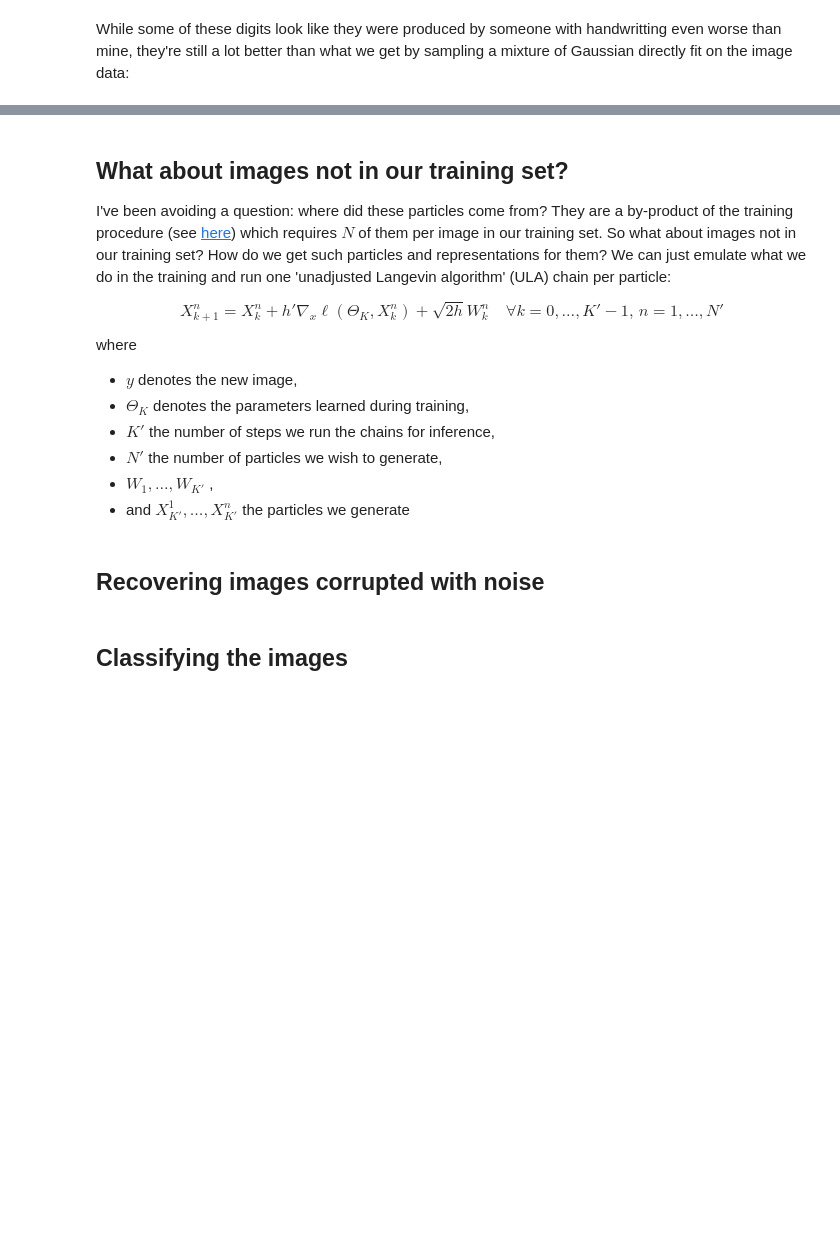
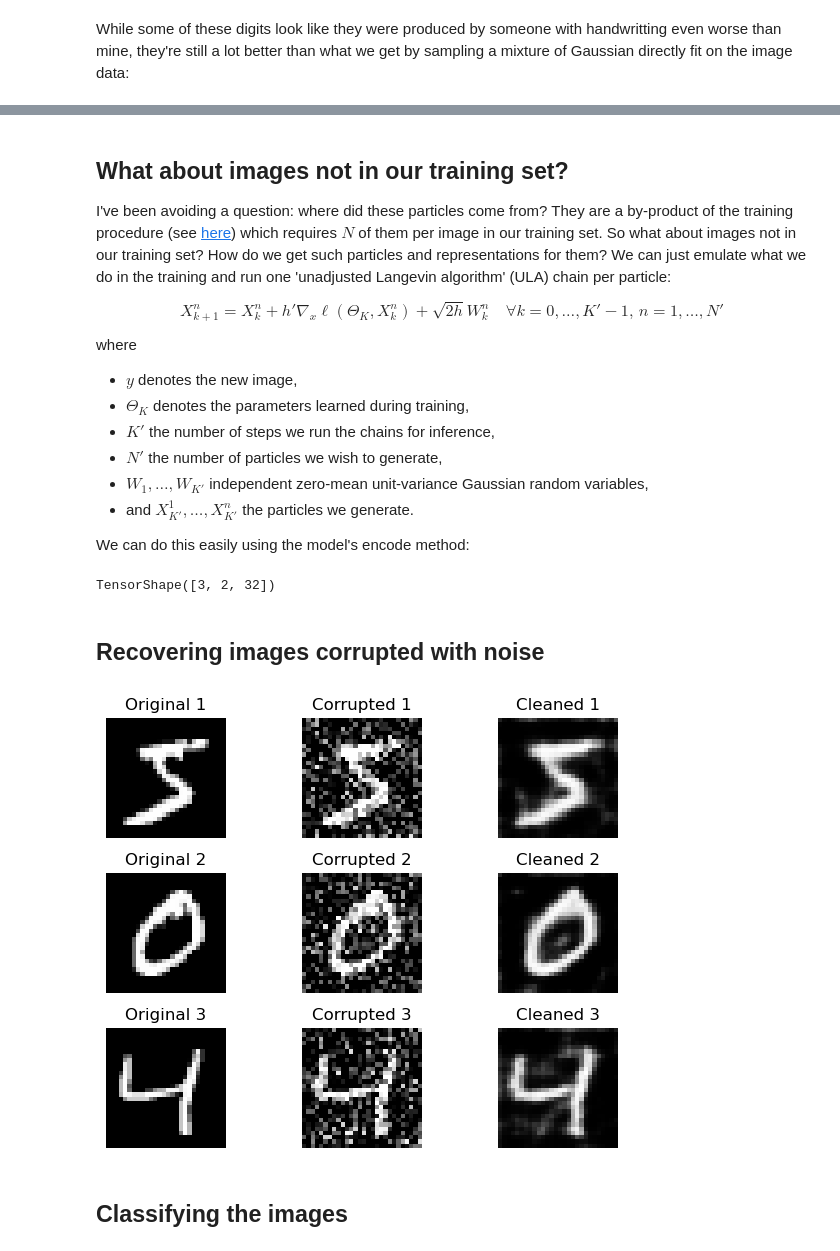
Before and after one commit to juankuntz/LPAE, a Jupyter notebook: notebooks/MNIST_tutorial.ipynb, the cells around one changed output, grey strips where cells are left out. Cells and saved outputs as stored; diff of their text form; code cells hidden in the pictures; blank space fills up the shorter version.

Commit message:
Add particle dimension to encode method.

```diff
--- a/notebooks/MNIST_tutorial.ipynb
+++ b/notebooks/MNIST_tutorial.ipynb
@@ -287,8 +289,14 @@ where
 - $\Theta_K$ denotes the parameters learned during training,
 - $K'$ the number of steps we run the chains for inference,
 - $N'$ the number of particles we wish to generate,
-- $W_{1},\dots, W_{K'}$ ,
-- and $X_{K'}^1,\dots, X_{K'}^n$ the particles we generate
+- $W_{1},\dots, W_{K'}$ independent zero-mean unit-variance Gaussian random variables,
+- and $X_{K'}^1,\dots, X_{K'}^n$ the particles we generate.
+
+We can do this easily using the model's encode method:
+# %%
+model.encode(x_test[:3], n_steps=1000, step_size=1e-5, n_particles=2).shape
+# %% [output]
+TensorShape([3, 2, 32])
 # %% [markdown]
 ## Recovering images corrupted with noise
 # %%
@@ -301,13 +309,15 @@ def corrupt(images: tf.Tensor, noise_intensity: float = 0.3):
 # %%
 n_images = 3
 images = x[:n_images, ...]
 corrupted = corrupt(images)
-reconstructed = model(corrupted, n_steps=1000)
+reconstructed = model.decode(model.encode(corrupted))[:, 0, ...]
 names = sum([[f'Original {i + 1}', f'Corrupted {i + 1}', f'Cleaned {i + 1}']
              for i in range(n_images)], [])
 interweaved = tf.reshape(tf.stack([images, corrupted, reconstructed], axis=1),
                          (3 * n_images,) + images.shape[1:])
 plot_images(interweaved, names)
+# %% [output]
+[figure, added]
 # %% [markdown]
 ## Classifying the images
 # %%
```
Also changed, not shown: parts of 3 cells of this notebook, 1 other file.
